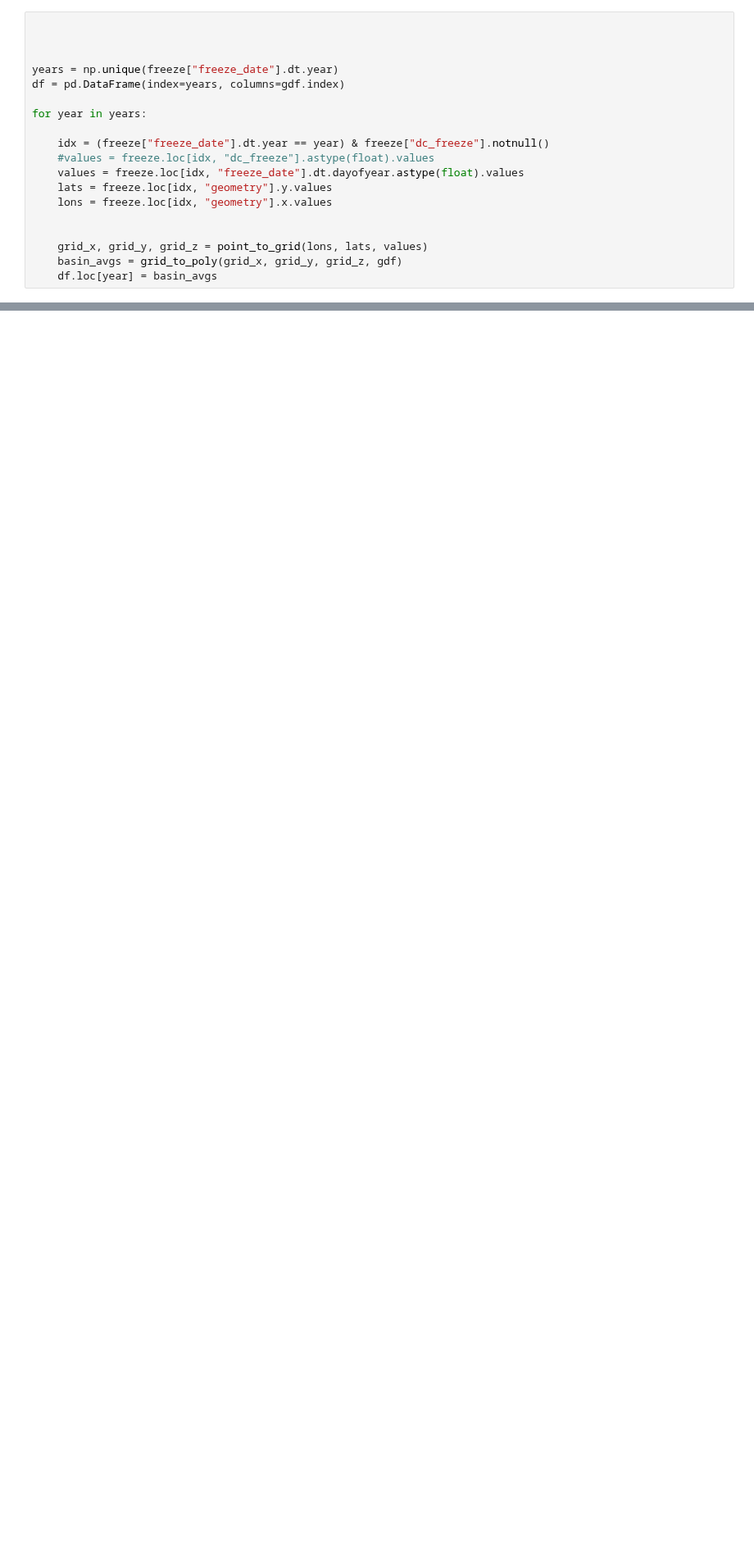
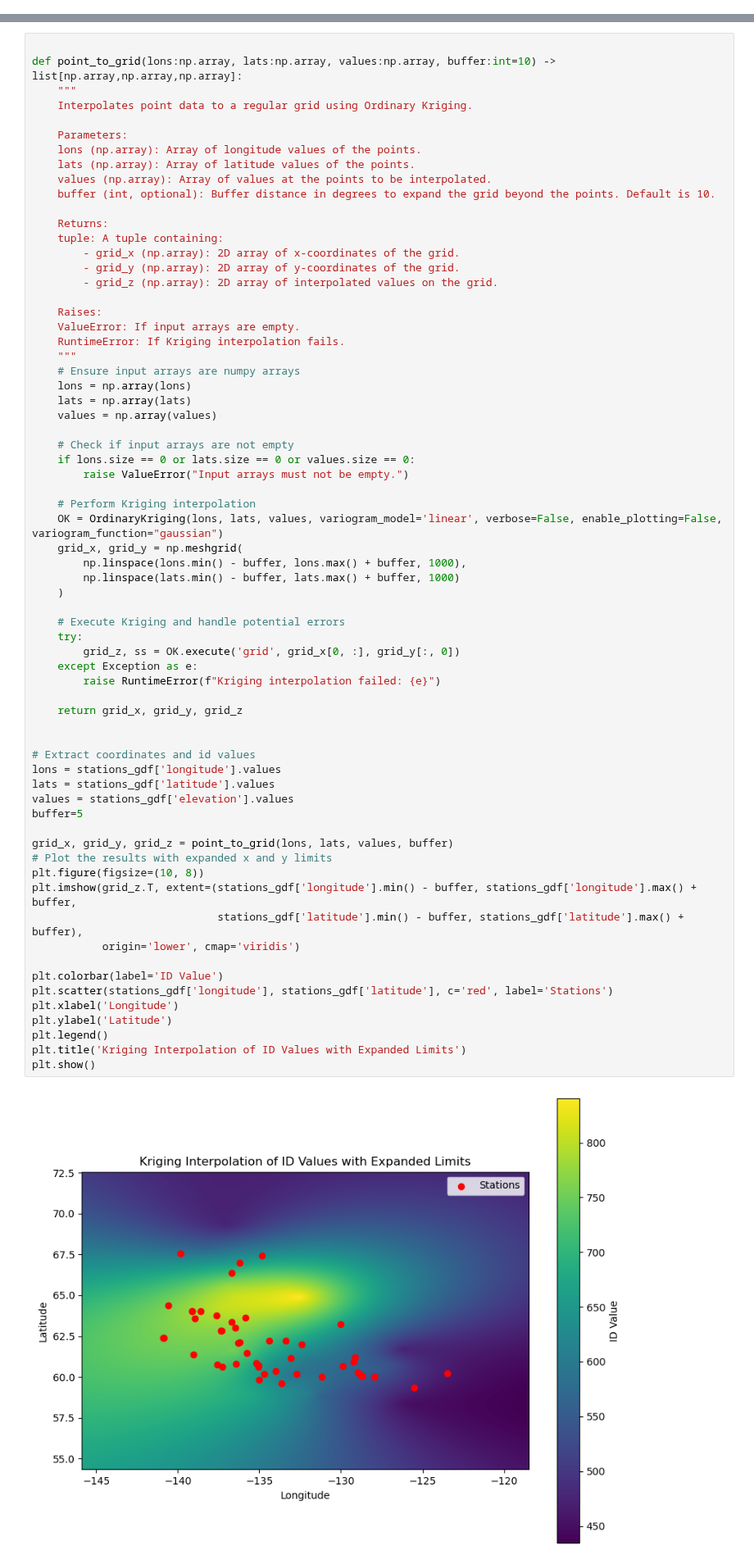
Before and after one commit to YukonWRB/YGwater, a Jupyter notebook: dev/freshet_forecasting/main.ipynb, the cells around one changed output, grey strips where cells are left out. Shown at 82% size. Drawn from its saved outputs; the diff is of its cells as text; blank space fills up the shorter version.

```diff
--- a/dev/freshet_forecasting/main.ipynb
+++ b/dev/freshet_forecasting/main.ipynb
@@ -343,19 +0,0 @@ array([305, 289, 304, 293, 252, 304, 304, 292, 293, 301, 300, 237, 282,
-# %%
-
-
-
-years = np.unique(freeze["freeze_date"].dt.year)
-df = pd.DataFrame(index=years, columns=gdf.index)
-
-for year in years:
-
-    idx = (freeze["freeze_date"].dt.year == year) & freeze["dc_freeze"].notnull()
-    #values = freeze.loc[idx, "dc_freeze"].astype(float).values
-    values = freeze.loc[idx, "freeze_date"].dt.dayofyear.astype(float).values
-    lats = freeze.loc[idx, "geometry"].y.values
-    lons = freeze.loc[idx, "geometry"].x.values
-
-
-    grid_x, grid_y, grid_z = point_to_grid(lons, lats, values)
-    basin_avgs = grid_to_poly(grid_x, grid_y, grid_z, gdf)
-    df.loc[year] = basin_avgs
@@ -400,0 +54,69 @@ plt.show()
+# %%
+
+def point_to_grid(lons:np.array, lats:np.array, values:np.array, buffer:int=10) -> list[np.array,np.array,np.array]:
+    """
+    Interpolates point data to a regular grid using Ordinary Kriging.
+
+    Parameters:
+    lons (np.array): Array of longitude values of the points.
+    lats (np.array): Array of latitude values of the points.
+    values (np.array): Array of values at the points to be interpolated.
+    buffer (int, optional): Buffer distance in degrees to expand the grid beyond the points. Default is 10.
+
+    Returns:
+    tuple: A tuple containing:
+        - grid_x (np.array): 2D array of x-coordinates of the grid.
+        - grid_y (np.array): 2D array of y-coordinates of the grid.
+        - grid_z (np.array): 2D array of interpolated values on the grid.
+
+    Raises:
+    ValueError: If input arrays are empty.
+    RuntimeError: If Kriging interpolation fails.
+    """
+    # Ensure input arrays are numpy arrays
+    lons = np.array(lons)
+    lats = np.array(lats)
+    values = np.array(values)
+
+    # Check if input arrays are not empty
+    if lons.size == 0 or lats.size == 0 or values.size == 0:
+        raise ValueError("Input arrays must not be empty.")
+
+    # Perform Kriging interpolation
+    OK = OrdinaryKriging(lons, lats, values, variogram_model='linear', verbose=False, enable_plotting=False, variogram_function="gaussian")
+    grid_x, grid_y = np.meshgrid(
+        np.linspace(lons.min() - buffer, lons.max() + buffer, 1000),
+        np.linspace(lats.min() - buffer, lats.max() + buffer, 1000)
+    )
+
+    # Execute Kriging and handle potential errors
+    try:
+        grid_z, ss = OK.execute('grid', grid_x[0, :], grid_y[:, 0])
+    except Exception as e:
+        raise RuntimeError(f"Kriging interpolation failed: {e}")
+
+    return grid_x, grid_y, grid_z
+
+
+# Extract coordinates and id values
+lons = stations_gdf['longitude'].values
+lats = stations_gdf['latitude'].values
+values = stations_gdf['elevation'].values
+buffer=5
+
+grid_x, grid_y, grid_z = point_to_grid(lons, lats, values, buffer)
+# Plot the results with expanded x and y limits
+plt.figure(figsize=(10, 8))
+plt.imshow(grid_z.T, extent=(stations_gdf['longitude'].min() - buffer, stations_gdf['longitude'].max() + buffer,
+                             stations_gdf['latitude'].min() - buffer, stations_gdf['latitude'].max() + buffer),
+           origin='lower', cmap='viridis')
+
+plt.colorbar(label='ID Value')
+plt.scatter(stations_gdf['longitude'], stations_gdf['latitude'], c='red', label='Stations')
+plt.xlabel('Longitude')
+plt.ylabel('Latitude')
+plt.legend()
+plt.title('Kriging Interpolation of ID Values with Expanded Limits')
+plt.show()
+# %% [output]
+[figure, added]
```
Also changed, not shown: parts of 38 cells of this notebook, 4 other files.
